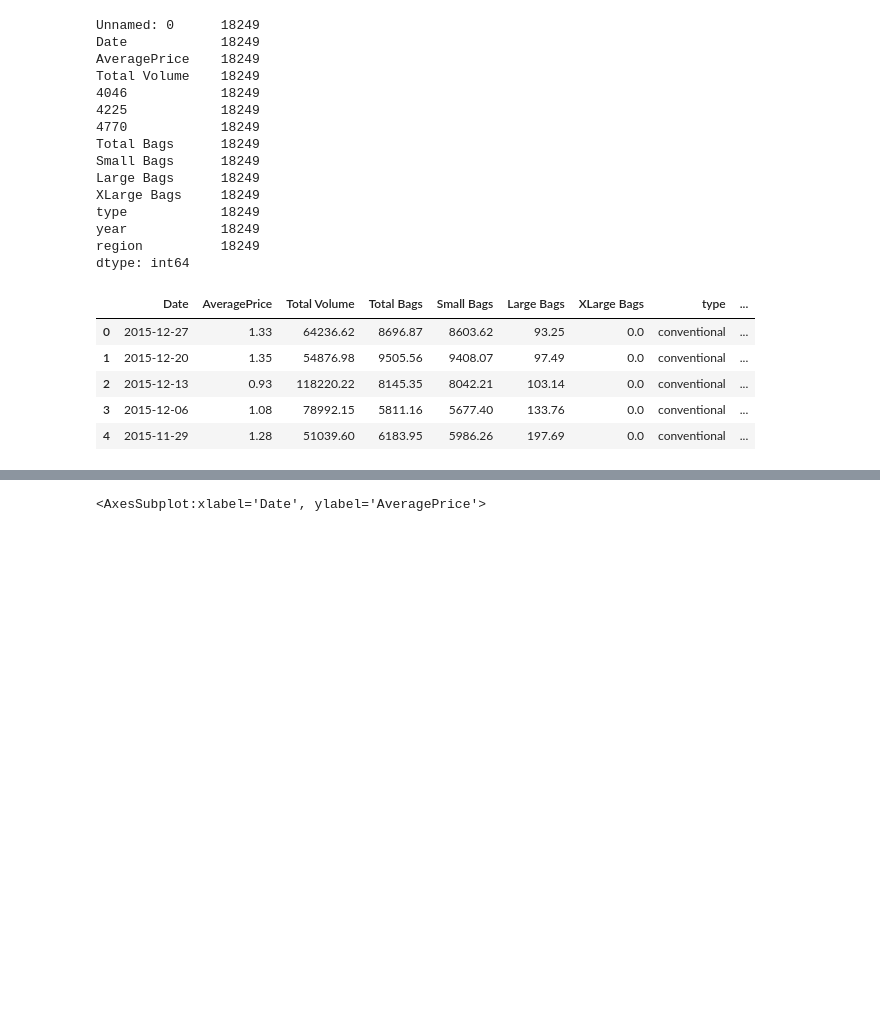
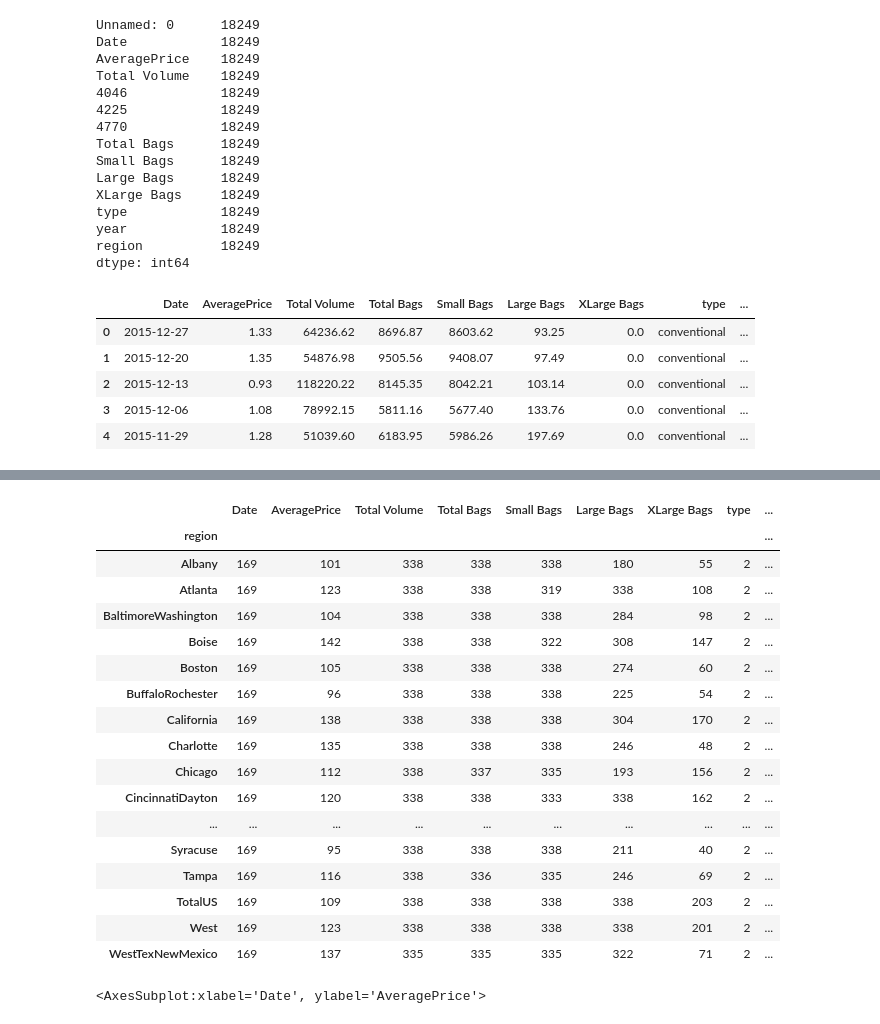
Before and after one commit to maxmatkovski/Linear, a Jupyter notebook: Avocado-Linear-Regression.ipynb, the cells around one changed output, grey strips where cells are left out. Drawn from its saved outputs; the diff is of its cells as text; code cells hidden in the pictures; blank space fills up the shorter version.

```diff
--- a/Avocado-Linear-Regression.ipynb
+++ b/Avocado-Linear-Regression.ipynb
@@ -97,3 +95,24 @@ regions.nun
+# %%
+regions.nunique()
+# %% [output]
+|  | Date | AveragePrice | Total Volume | Total Bags | Small Bags | Large Bags | XLarge Bags | type | ... |
+| region |  |  |  |  |  |  |  |  | ... |
+| Albany | 169 | 101 | 338 | 338 | 338 | 180 | 55 | 2 | ... |
+| Atlanta | 169 | 123 | 338 | 338 | 319 | 338 | 108 | 2 | ... |
+| BaltimoreWashington | 169 | 104 | 338 | 338 | 338 | 284 | 98 | 2 | ... |
+| Boise | 169 | 142 | 338 | 338 | 322 | 308 | 147 | 2 | ... |
+| Boston | 169 | 105 | 338 | 338 | 338 | 274 | 60 | 2 | ... |
+| BuffaloRochester | 169 | 96 | 338 | 338 | 338 | 225 | 54 | 2 | ... |
+| California | 169 | 138 | 338 | 338 | 338 | 304 | 170 | 2 | ... |
+| Charlotte | 169 | 135 | 338 | 338 | 338 | 246 | 48 | 2 | ... |
+| Chicago | 169 | 112 | 338 | 337 | 335 | 193 | 156 | 2 | ... |
+| CincinnatiDayton | 169 | 120 | 338 | 338 | 333 | 338 | 162 | 2 | ... |
+| ... | ... | ... | ... | ... | ... | ... | ... | ... | ... |
+| Syracuse | 169 | 95 | 338 | 338 | 338 | 211 | 40 | 2 | ... |
+| Tampa | 169 | 116 | 338 | 336 | 335 | 246 | 69 | 2 | ... |
+| TotalUS | 169 | 109 | 338 | 338 | 338 | 338 | 203 | 2 | ... |
+| West | 169 | 123 | 338 | 338 | 338 | 338 | 201 | 2 | ... |
+| WestTexNewMexico | 169 | 137 | 335 | 335 | 335 | 322 | 71 | 2 | ... |
 # %%
 sns.scatterplot(data=avocado,x='Date',y='AveragePrice')
 # %% [output]
```
Also changed, not shown: parts of 13 cells of this notebook, 1 other file.
